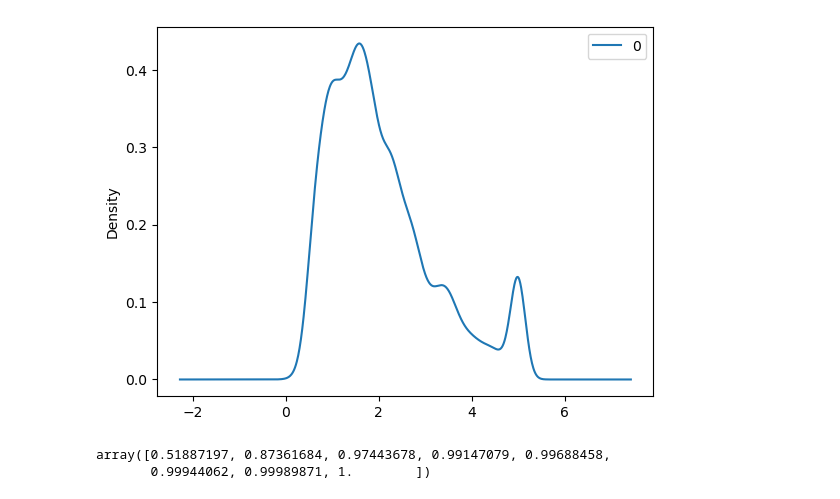
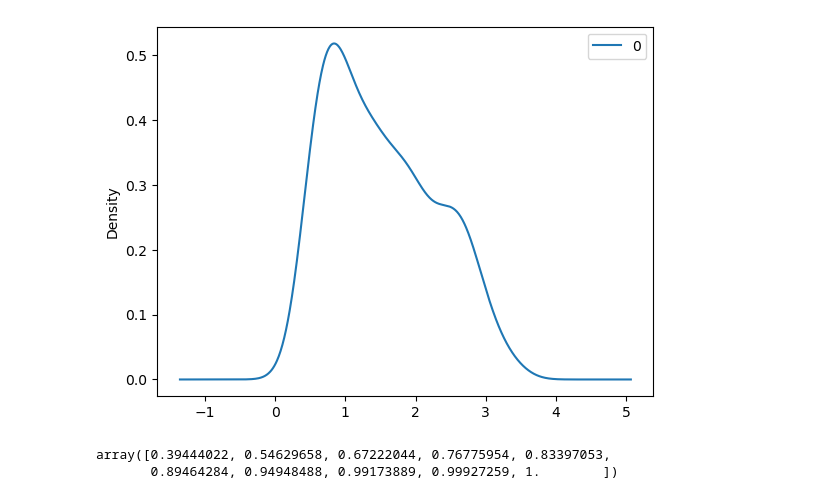
Before and after one commit to yaelrsc/Computaci-n-estad-stica-2026-2, a Jupyter notebook: Proyectos/Bootstrap.ipynb, the cells around one changed output. Drawn from its saved outputs; the diff is of its cells as text; code cells hidden in the pictures.

```diff
--- a/Proyectos/Bootstrap.ipynb
+++ b/Proyectos/Bootstrap.ipynb
@@ -12,12 +12,12 @@ plt.style.use("default")
 # %%
 import torch
 # %%
-X, y = fetch_california_housing(return_X_y=True)
+X, y = load_diabetes(return_X_y=True)
 # %%
-pd.DataFrame(y).plot.kde()
+pd.DataFrame(y/100).plot.kde()
 plt.show()
 # %% [output]
-[figure, old version]
+[figure, new version]
 # %%
 class GammaRegression(torch.nn.Module):
 
@@ -136,7 +222,7 @@ class GammaRegression(torch.nn.Module):
 # %%
 X_train, X_test, y_train, y_test = train_test_split(X, y, test_size=0.2, shuffle=True)
 
-scaler = MinMaxScaler()
+scaler = StandardScaler()
 scaler.fit(X_train)
 
 X_train = scaler.transform(X_train)
@@ -145,6 +231,6 @@ pca = PCA().fit(X_train)
 
 pca.explained_variance_ratio_.cumsum()
 # %% [output]
-array([0.51887197, 0.87361684, 0.97443678, 0.99147079, 0.99688458,
-       0.99944062, 0.99989871, 1.        ])
+array([0.39444022, 0.54629658, 0.67222044, 0.76775954, 0.83397053,
+       0.89464284, 0.94948488, 0.99173889, 0.99927259, 1.        ])
 # %%
```
Also changed, not shown: parts of 40 cells of this notebook, 1 other file.
